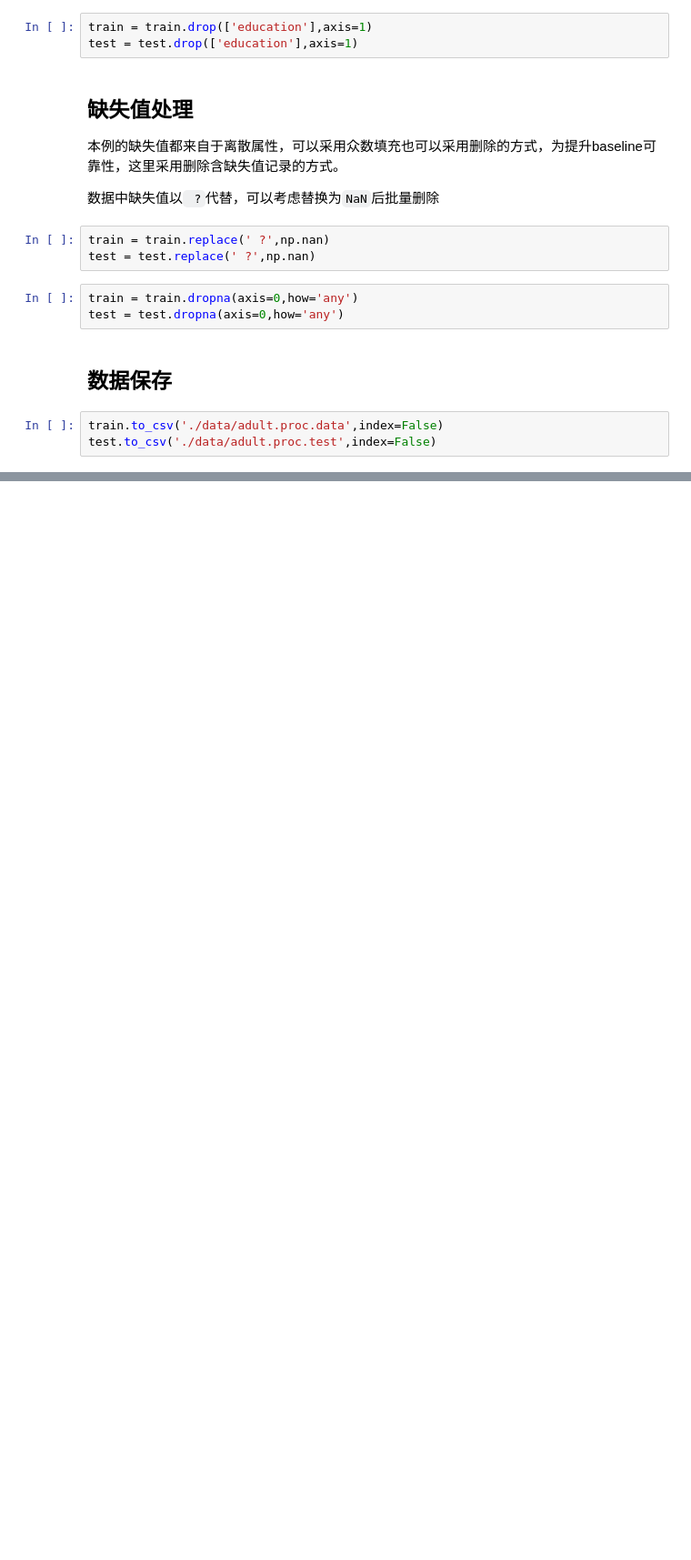
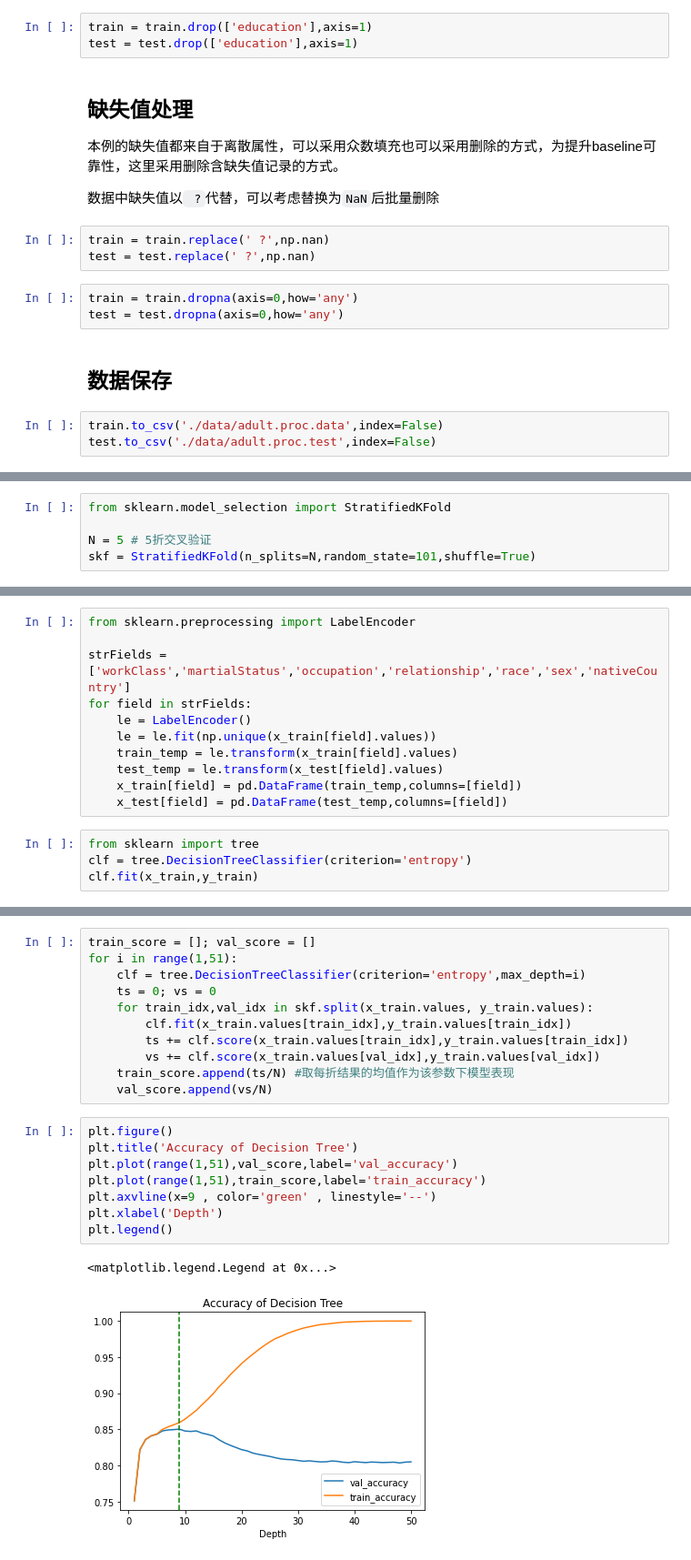
Before and after one commit to MarioZZJ/PM.SimLab-DM, a Jupyter notebook: L2-Classification.ipynb, the cells around one changed output, grey strips where cells are left out. Shown at 91% size. Drawn from its saved outputs; the diff is of its cells as text; blank space fills up the shorter version.

Commit message:
Decision Tree

```diff
--- a/L2-Classification.ipynb
+++ b/L2-Classification.ipynb
@@ -233,0 +249,5 @@ test.to_csv('./data/adult.proc.test',index=False)
+# %%
+from sklearn.model_selection import StratifiedKFold
+
+N = 5 # 5折交叉验证
+skf = StratifiedKFold(n_splits=N,random_state=101,shuffle=True)
@@ -233,0 +262,15 @@ test.to_csv('./data/adult.proc.test',index=False)
+# %%
+from sklearn.preprocessing import LabelEncoder
+
+strFields = ['workClass','martialStatus','occupation','relationship','race','sex','nativeCountry']
+for field in strFields:
+    le = LabelEncoder()
+    le = le.fit(np.unique(x_train[field].values))
+    train_temp = le.transform(x_train[field].values)
+    test_temp = le.transform(x_test[field].values)
+    x_train[field] = pd.DataFrame(train_temp,columns=[field])
+    x_test[field] = pd.DataFrame(test_temp,columns=[field])
+# %%
+from sklearn import tree
+clf = tree.DecisionTreeClassifier(criterion='entropy')
+clf.fit(x_train,y_train)
@@ -233,0 +310,22 @@ test.to_csv('./data/adult.proc.test',index=False)
+# %%
+train_score = []; val_score = []
+for i in range(1,51):
+    clf = tree.DecisionTreeClassifier(criterion='entropy',max_depth=i)
+    ts = 0; vs = 0
+    for train_idx,val_idx in skf.split(x_train.values, y_train.values):
+        clf.fit(x_train.values[train_idx],y_train.values[train_idx])
+        ts += clf.score(x_train.values[train_idx],y_train.values[train_idx])
+        vs += clf.score(x_train.values[val_idx],y_train.values[val_idx])
+    train_score.append(ts/N) #取每折结果的均值作为该参数下模型表现
+    val_score.append(vs/N)
+# %%
+plt.figure()
+plt.title('Accuracy of Decision Tree')
+plt.plot(range(1,51),val_score,label='val_accuracy')
+plt.plot(range(1,51),train_score,label='train_accuracy')
+plt.axvline(x=9 , color='green' , linestyle='--')
+plt.xlabel('Depth')
+plt.legend()
+# %% [output]
+<matplotlib.legend.Legend at 0x...>
+[figure, added]
```
Also changed, not shown: parts of 24 cells of this notebook.
